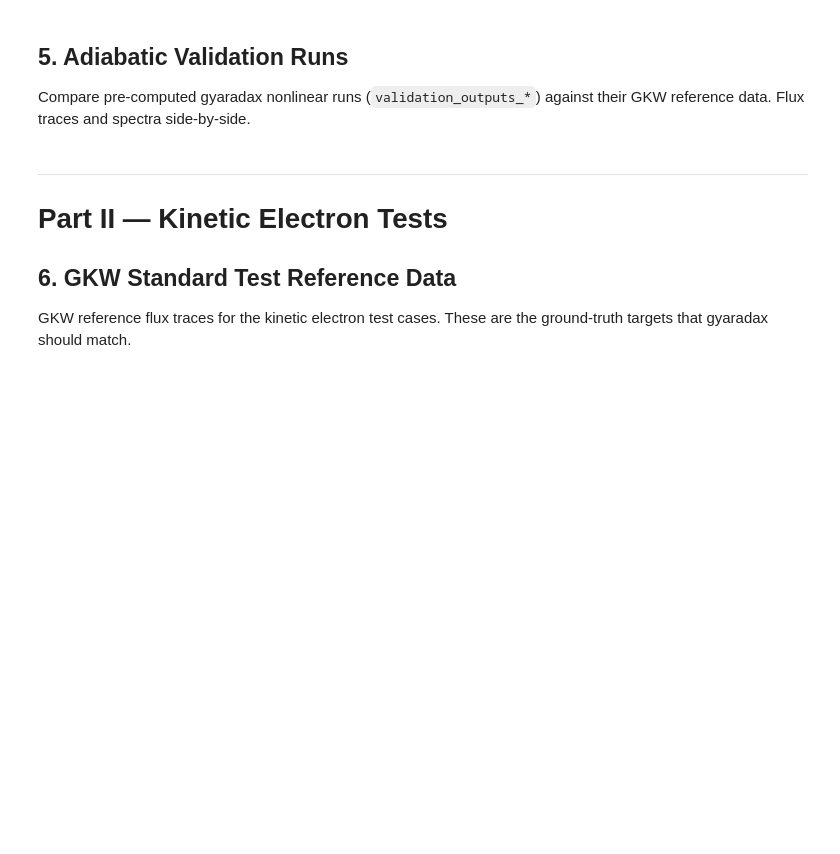
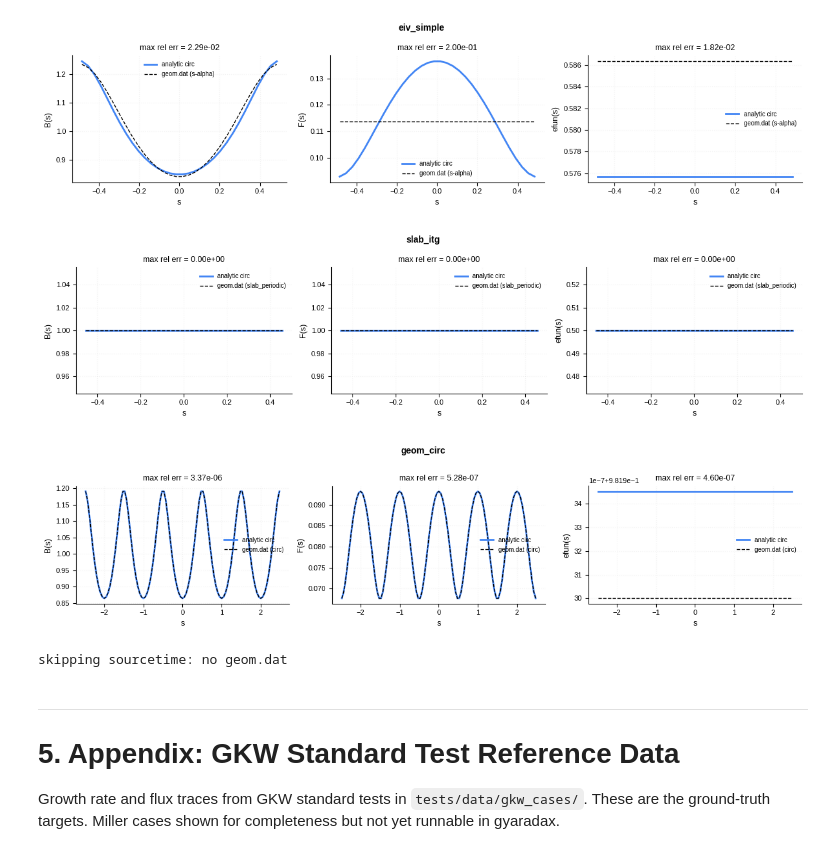
Before and after one commit to gerkone/gyaradax, a Jupyter notebook: notebooks/verification.ipynb, the cells around one changed output. Cells and saved outputs as stored; diff of their text form; code cells hidden in the pictures; blank space fills up the shorter version.

```diff
--- a/notebooks/verification.ipynb
+++ b/notebooks/verification.ipynb
@@ -205,5 +294,0 @@ plt.show()
-# %% [markdown]
-## 5. Adiabatic Validation Runs
-
-Compare pre-computed gyaradax nonlinear runs (`validation_outputs_*`) against their
-GKW reference data. Flux traces and spectra side-by-side.
@@ -289,9 +295,48 @@ for out_dir in adiabatic_dirs:
+# %%
+for case_name, (geometry, params) in built.items():
+    geom_dat_path = os.path.join(GKW_CASES, case_name, "reference", "geom.dat")
+    if not os.path.exists(geom_dat_path):
+        print(f"skipping {case_name}: no geom.dat")
+        continue
+
+    gd = load_geom_dat_file(geom_dat_path)
+    sgrid = np.asarray(geometry["sgrid"])
+    gt = geom_type(case_name)
+
+    fields = [("bn", "bn", "B(s)"), ("F", "ffun", "F(s)"), ("E_eps_zeta", "efun", "efun(s)")]
+    fig, axes = plt.subplots(1, len(fields), figsize=(4 * len(fields), 3))
+
+    for ax, (gd_key, geom_key, label) in zip(axes, fields):
+        ref = np.asarray(gd.get(gd_key, []))
+        comp = np.asarray(geometry[geom_key])
+        if gd_key == "E_eps_zeta":
+            comp = -comp
+        if len(ref) != len(sgrid):
+            ax.text(0.5, 0.5, "shape mismatch", ha="center", transform=ax.transAxes)
+            continue
+        max_rel = np.max(np.abs(ref - comp)) / (np.max(np.abs(ref)) + 1e-30)
+        ax.plot(sgrid, comp, "-", color=JAX_COLORS["blue"], lw=2, label="analytic circ")
+        ax.plot(sgrid, ref, "k--", lw=1, label=f"geom.dat ({gt})")
+        ax.set_ylabel(label)
+        ax.set_xlabel("s")
+        ax.set_title(f"max rel err = {max_rel:.2e}")
+        ax.legend(frameon=False, fontsize=7)
+        ax.grid(True)
+
+    fig.suptitle(case_name, fontweight="bold")
+    fig.tight_layout()
+    fig.savefig(f"figs/geom_{case_name}.pdf")
+    plt.show()
+# %% [output]
+[figure, added]
+[figure, added]
+[figure, added]
+skipping sourcetime: no geom.dat
 # %% [markdown]
 ---
-# Part II — Kinetic Electron Tests
+# 5. Appendix: GKW Standard Test Reference Data
 
-## 6. GKW Standard Test Reference Data
-
-GKW reference flux traces for the kinetic electron test cases.
-These are the ground-truth targets that gyaradax should match.
+Growth rate and flux traces from GKW standard tests in `tests/data/gkw_cases/`.
+These are the ground-truth targets. Miller cases shown for completeness but not
+yet runnable in gyaradax.
 # %%
```
Also changed, not shown: parts of 21 cells of this notebook, 8 other files.
